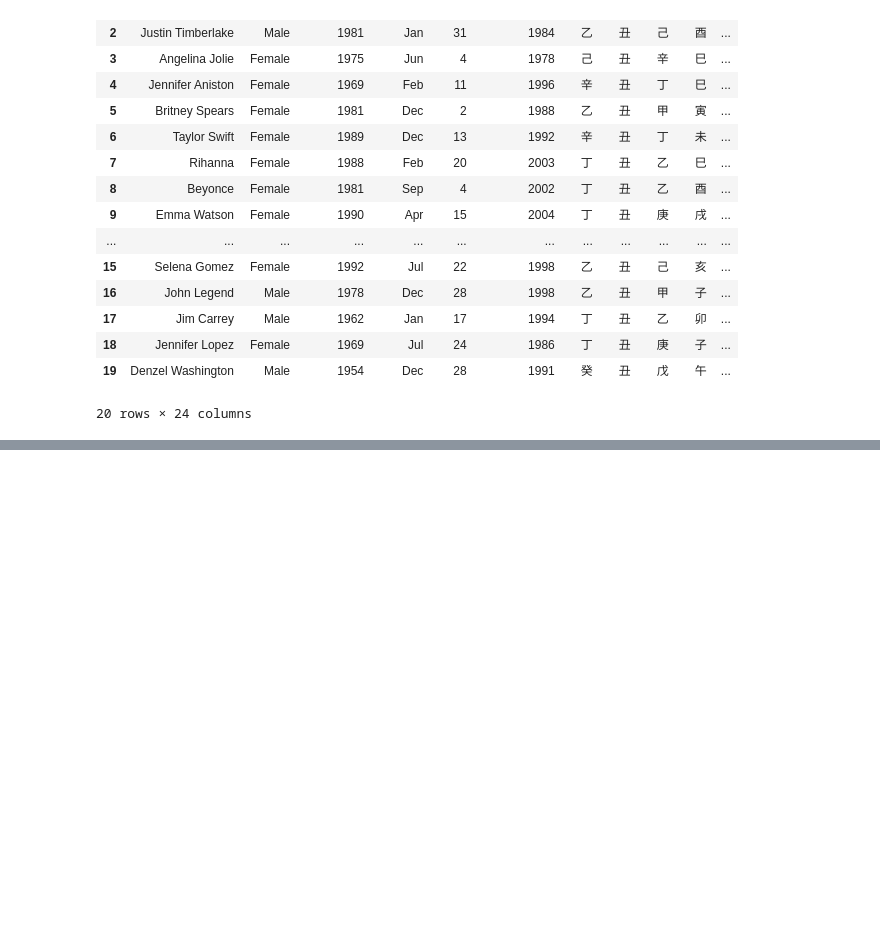
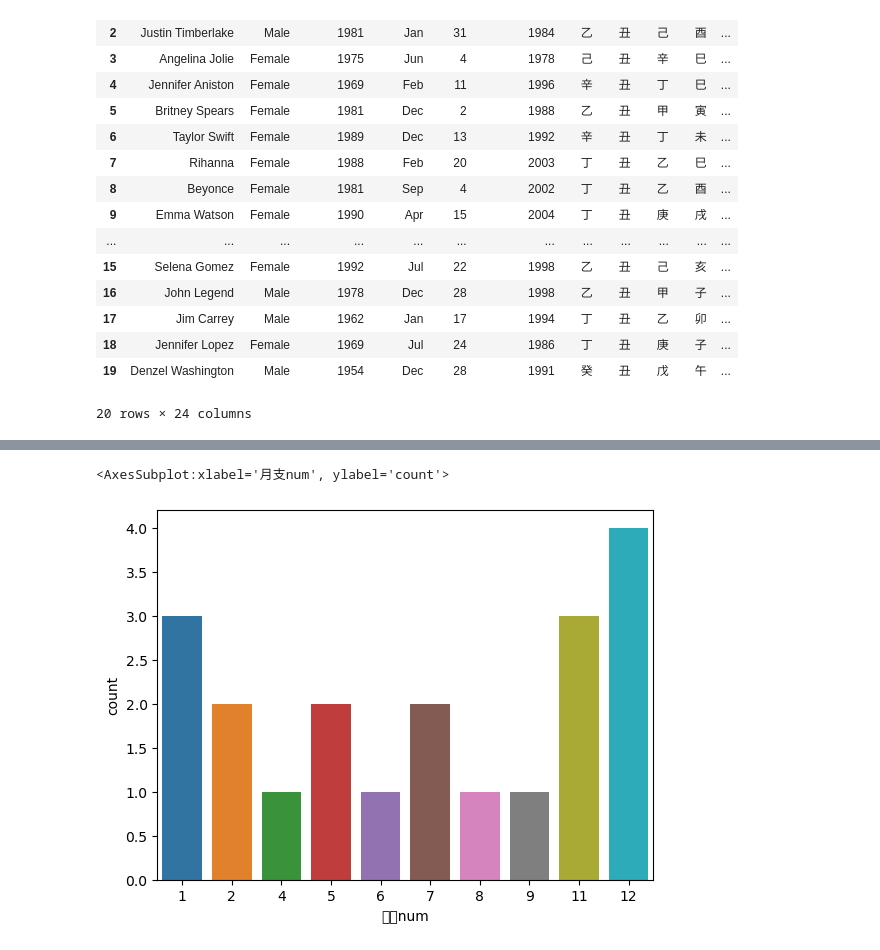
Before and after one commit to ithiria894/FateAi, a Jupyter notebook: Bazi Data Scraping and Analysis/GenerateTenGod.ipynb, the cells around one changed output, grey strips where cells are left out. Saved outputs shown, nothing was run; the diff lists cells and outputs as text; code cells hidden in the pictures; blank space fills up the shorter version.

```diff
--- a/Bazi Data Scraping and Analysis/GenerateTenGod.ipynb
+++ b/Bazi Data Scraping and Analysis/GenerateTenGod.ipynb
@@ -231,0 +289,6 @@ df
+# %%
+# create a new column called '日主屬性'
+df['日主屬性'] = df['日干'].map({'甲':'木','乙':'木','丙':'火','丁':'火','戊':'土','己':'土','庚':'金','辛':'金','壬':'水','癸':'水'})
+
+# create a new column called '日主陰陽'
+df['日主陰陽'] = df['日干'].map({'甲':'陽','乙':'陰','丙':'陽','丁':'陰','戊':'陽','己':'陰','庚':'陽','辛':'陰','壬':'陽','癸':'陰'})
@@ -231,0 +346,13 @@ df
+# %%
+# create a new column called '月支num', finding the number of each month, stating from 寅=2, 卯=3, etc
+df['月支num'] = df['月支'].map({'寅':2,'卯':3,'辰':4,'巳':5,'午':6,'未':7,'申':8,'酉':9,'戌':10,'亥':11,'子':12,'丑':1})
+# %%
+# create a new column called '月支屬性'
+df['yue_zhi_wuxin'] = df['月支'].map({'寅':'木','卯':'木','辰':'土','巳':'火','午':'火','未':'土','申':'金','酉':'金','戌':'土','亥':'水','子':'水','丑':'土'})
+# %%
+# plot a bar chart using 月支， and must use seaborn
+import seaborn as sns
+sns.countplot(x='月支num',data=df)
+# %% [output]
+<AxesSubplot:xlabel='月支num', ylabel='count'>
+[figure, added]
```
Also changed, not shown: parts of 16 cells of this notebook, 2 other files.
